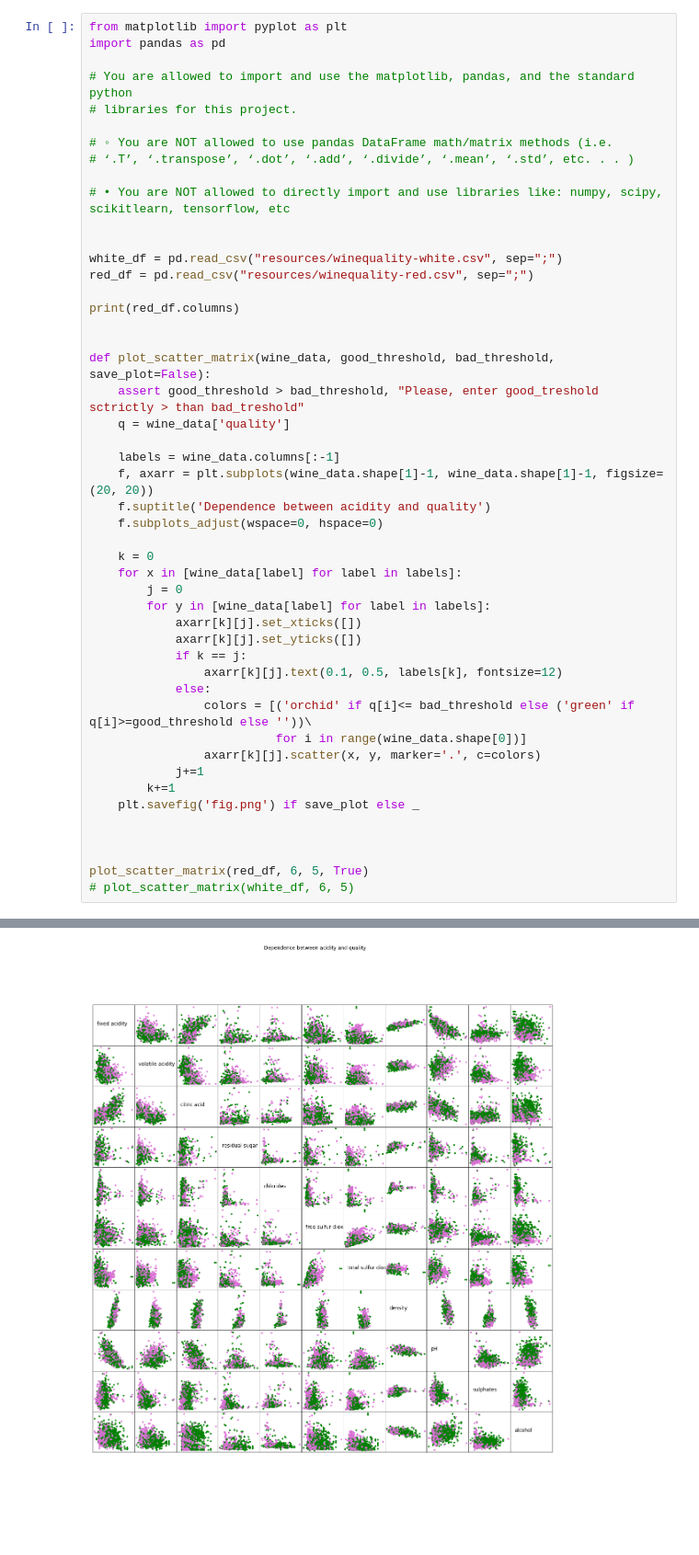
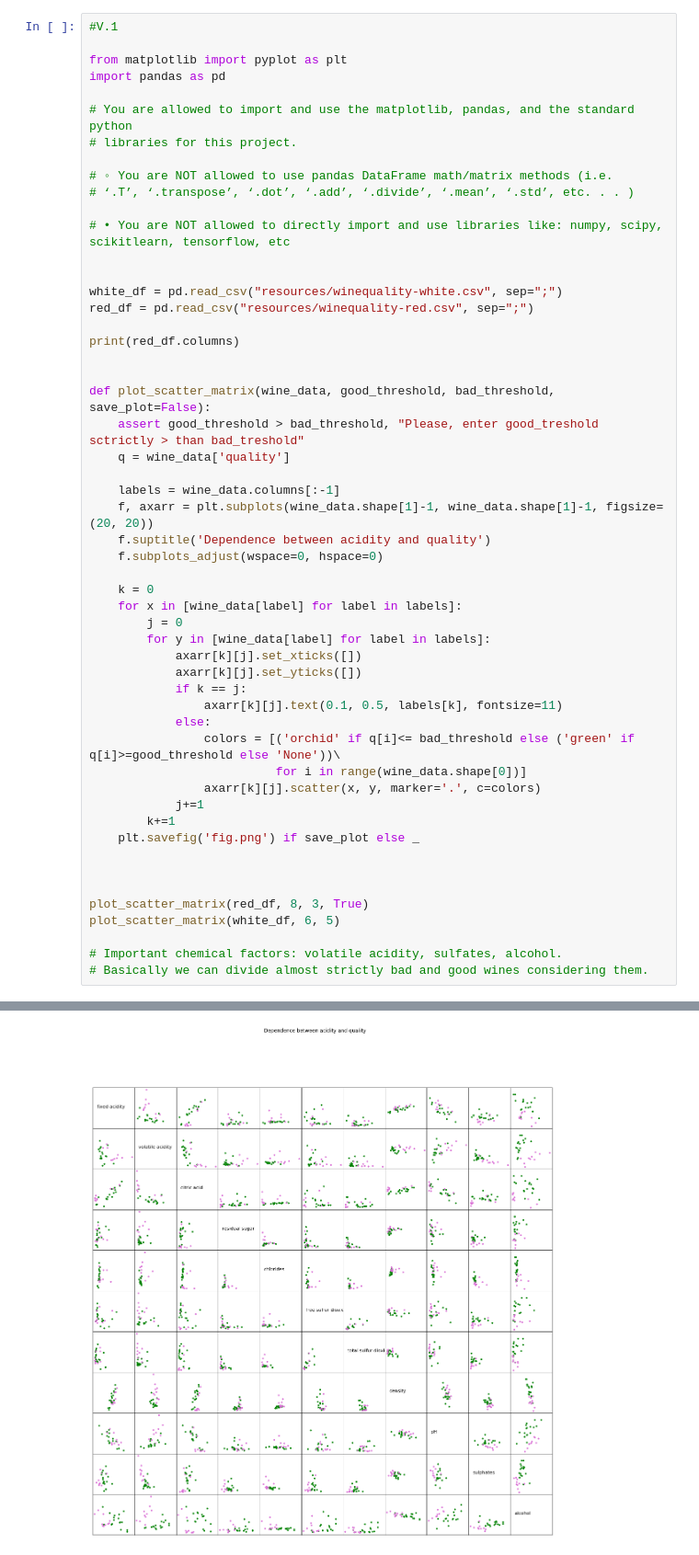
Before and after one commit to tsergien/sommelier, a Jupyter notebook: Untitled1.ipynb, the cells around one changed output, grey strips where cells are left out. Shown at 92% size. Drawn from its saved outputs; the diff is of its cells as text; blank space fills up the shorter version.

```diff
--- a/Untitled1.ipynb
+++ b/Untitled1.ipynb
@@ -1,4 +1,6 @@
 # %%
+#V.1
+
 from matplotlib import pyplot as plt
 import pandas as pd
 
@@ -20,35 +22,38 @@ print(red_df.columns)
 def plot_scatter_matrix(wine_data, good_threshold, bad_threshold, save_plot=False):
     assert good_threshold > bad_threshold, "Please, enter good_treshold sctrictly > than bad_treshold"
     q = wine_data['quality']
 
     labels = wine_data.columns[:-1]
     f, axarr = plt.subplots(wine_data.shape[1]-1, wine_data.shape[1]-1, figsize=(20, 20))
     f.suptitle('Dependence between acidity and quality')
     f.subplots_adjust(wspace=0, hspace=0)
 
     k = 0
     for x in [wine_data[label] for label in labels]:
         j = 0
         for y in [wine_data[label] for label in labels]:
             axarr[k][j].set_xticks([])
             axarr[k][j].set_yticks([])
             if k == j:
-                axarr[k][j].text(0.1, 0.5, labels[k], fontsize=12)
+                axarr[k][j].text(0.1, 0.5, labels[k], fontsize=11)
             else:
-                colors = [('orchid' if q[i]<= bad_threshold else ('green' if q[i]>=good_threshold else ''))\
+                colors = [('orchid' if q[i]<= bad_threshold else ('green' if q[i]>=good_threshold else 'None'))\
                           for i in range(wine_data.shape[0])]
                 axarr[k][j].scatter(x, y, marker='.', c=colors)
             j+=1
         k+=1
     plt.savefig('fig.png') if save_plot else _
 
 
 
-plot_scatter_matrix(red_df, 6, 5, True)
-# plot_scatter_matrix(white_df, 6, 5)
+plot_scatter_matrix(red_df, 8, 3, True)
+plot_scatter_matrix(white_df, 6, 5)
+
+# Important chemical factors: volatile acidity, sulfates, alcohol.
+# Basically we can divide almost strictly bad and good wines considering them.
 # %% [output]
 Index(['fixed acidity', 'volatile acidity', 'citric acid', 'residual sugar',
        'chlorides', 'free sulfur dioxide', 'total sulfur dioxide', 'density',
        'pH', 'sulphates', 'alcohol', 'quality'],
       dtype='object')
-[figure, old version]
+[figure, new version]
```
Also changed, not shown: parts of 2 cells of this notebook.
